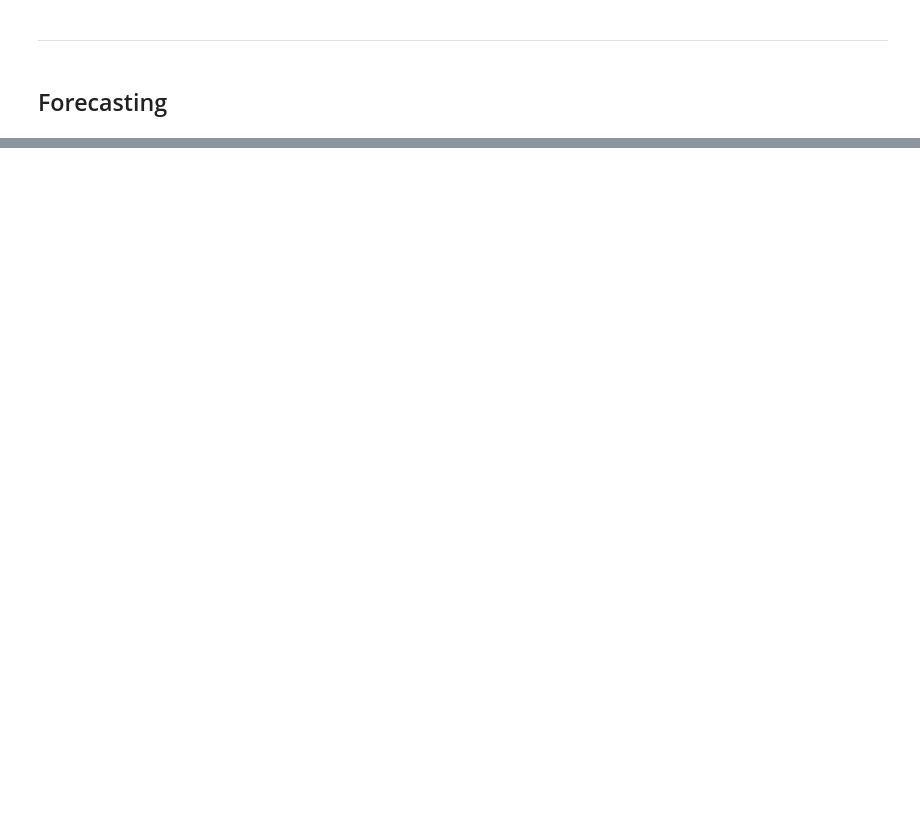
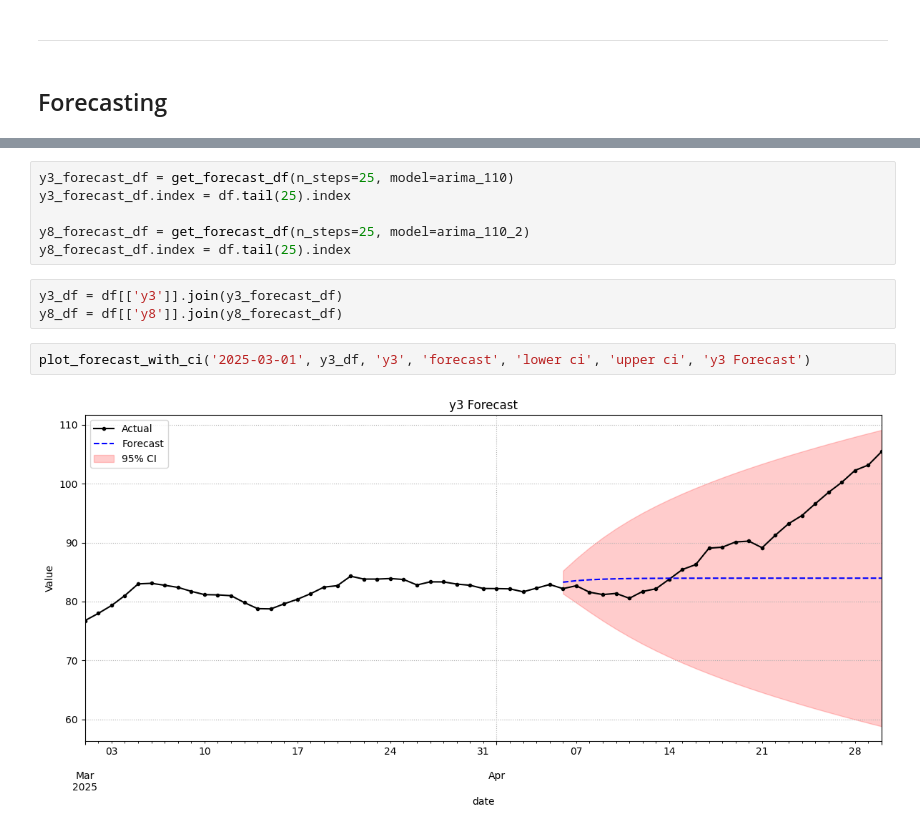
Before and after one commit to pjagiello01/Time-Series-Analysis, a Jupyter notebook: test.ipynb, the cells around one changed output, grey strips where cells are left out. Saved outputs shown, nothing was run; the diff lists cells and outputs as text; blank space fills up the shorter version.

Commit message:
Added forecasts

```diff
--- a/test.ipynb
+++ b/test.ipynb
@@ -352,0 +363,13 @@ Warnings:
+# %%
+y3_forecast_df = get_forecast_df(n_steps=25, model=arima_110)
+y3_forecast_df.index = df.tail(25).index
+
+y8_forecast_df = get_forecast_df(n_steps=25, model=arima_110_2)
+y8_forecast_df.index = df.tail(25).index
+# %%
+y3_df = df[['y3']].join(y3_forecast_df)
+y8_df = df[['y8']].join(y8_forecast_df)
+# %%
+plot_forecast_with_ci('2025-03-01', y3_df, 'y3', 'forecast', 'lower ci', 'upper ci', 'y3 Forecast')
+# %% [output]
+[figure, added]
```
Also changed, not shown: parts of 5 cells of this notebook, 1 other file.
